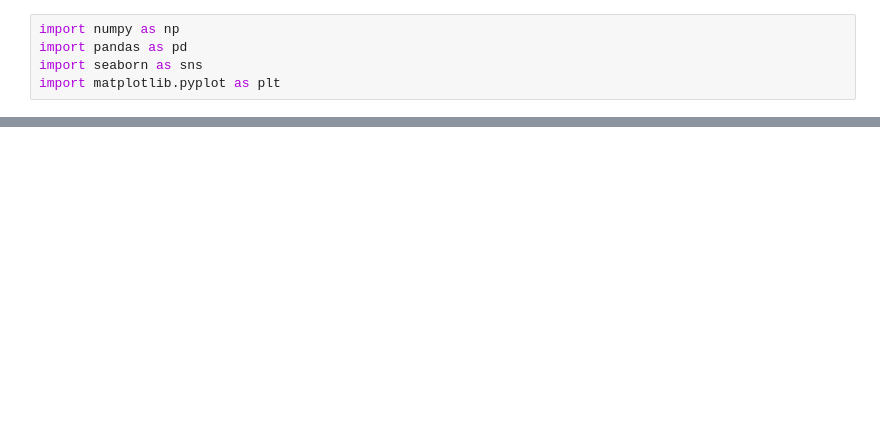
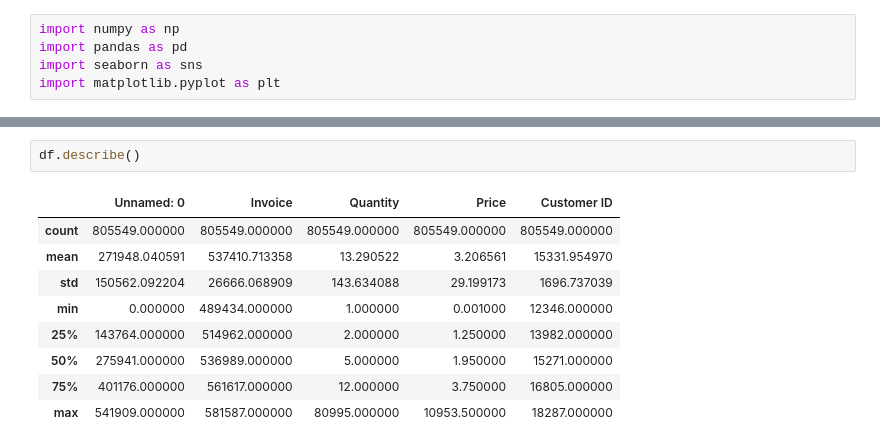
Before and after one commit to harshrathi0010-web/Retail_Analytics_Project, a Jupyter notebook: notebook/EDA3.ipynb, the cells around one changed output, grey strips where cells are left out. Drawn from its saved outputs; the diff is of its cells as text; blank space fills up the shorter version.

```diff
--- a/notebook/EDA3.ipynb
+++ b/notebook/EDA3.ipynb
@@ -16,0 +40,12 @@ df.head()
+# %%
+df.describe()
+# %% [output]
+|  | Unnamed: 0 | Invoice | Quantity | Price | Customer ID |
+| count | 805549.000000 | 805549.000000 | 805549.000000 | 805549.000000 | 805549.000000 |
+| mean | 271948.040591 | 537410.713358 | 13.290522 | 3.206561 | 15331.954970 |
+| std | 150562.092204 | 26666.068909 | 143.634088 | 29.199173 | 1696.737039 |
+| min | 0.000000 | 489434.000000 | 1.000000 | 0.001000 | 12346.000000 |
+| 25% | 143764.000000 | 514962.000000 | 2.000000 | 1.250000 | 13982.000000 |
+| 50% | 275941.000000 | 536989.000000 | 5.000000 | 1.950000 | 15271.000000 |
+| 75% | 401176.000000 | 561617.000000 | 12.000000 | 3.750000 | 16805.000000 |
+| max | 541909.000000 | 581587.000000 | 80995.000000 | 10953.500000 | 18287.000000 |
```
Also changed, not shown: parts of 21 cells of this notebook, 1 other file.
